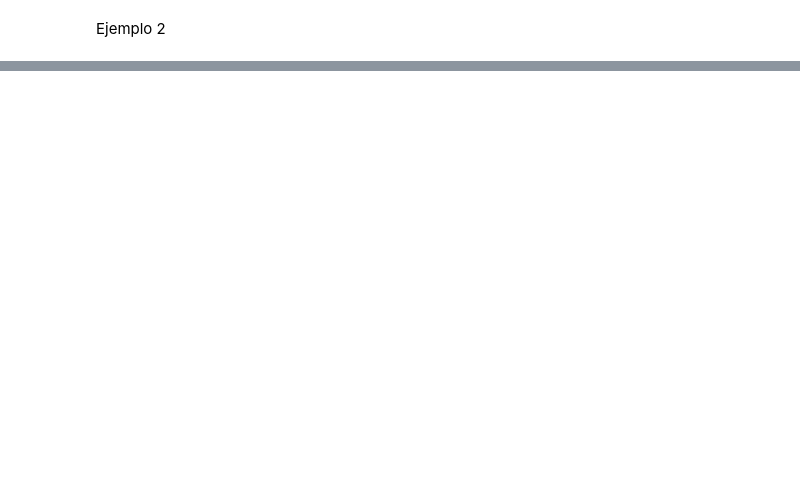
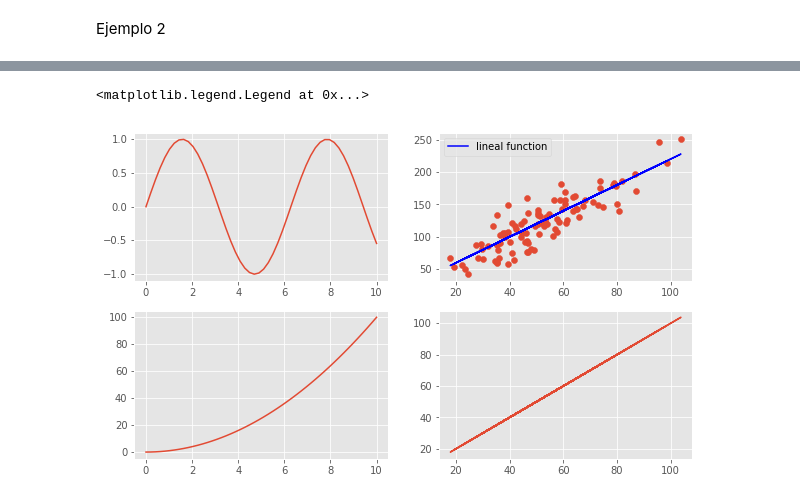
Before and after one commit to MQH15/Python, a Jupyter notebook: MATPLOTLIB.ipynb, the cells around one changed output, grey strips where cells are left out. Saved outputs shown, nothing was run; the diff lists cells and outputs as text; code cells hidden in the pictures; blank space fills up the shorter version.

```diff
--- a/MATPLOTLIB.ipynb
+++ b/MATPLOTLIB.ipynb
@@ -102,0 +115,14 @@ plt.legend()
+# %%
+figure, axs = plt.subplots(2,2)
+
+axs[0,0].plot(x,y)
+axs[0,1].scatter(x2,y2_randomize)
+axs[0,1].plot(x2,y2,c='blue')
+axs[1,0].plot(x,x ** 2)
+axs[1,1].plot(x2,x2)
+
+figure.set_size_inches(10,6)
+axs[0,1].legend(['lineal function'])
+# %% [output]
+<matplotlib.legend.Legend at 0x...>
+[figure, added]
```
Also changed, not shown: parts of 49 cells of this notebook.
